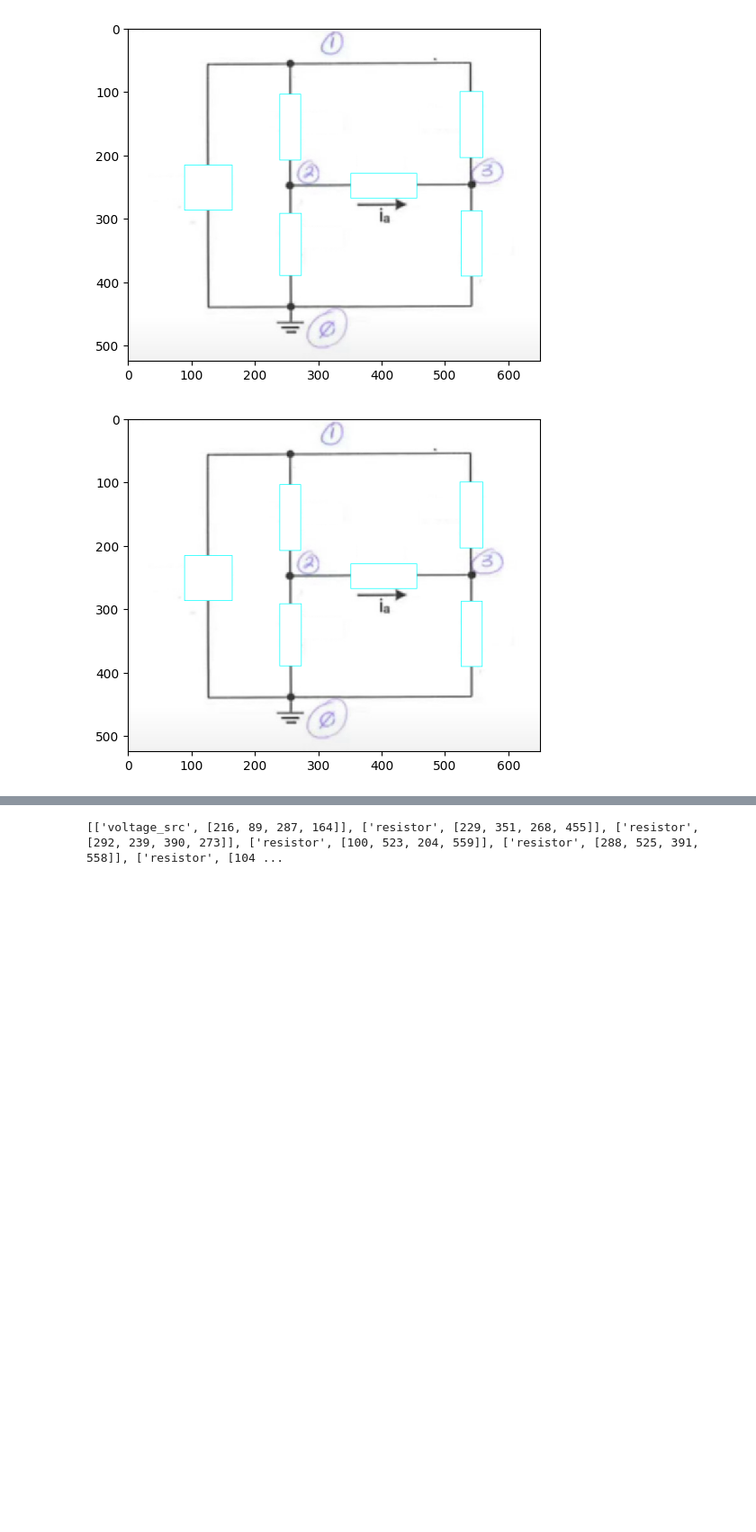
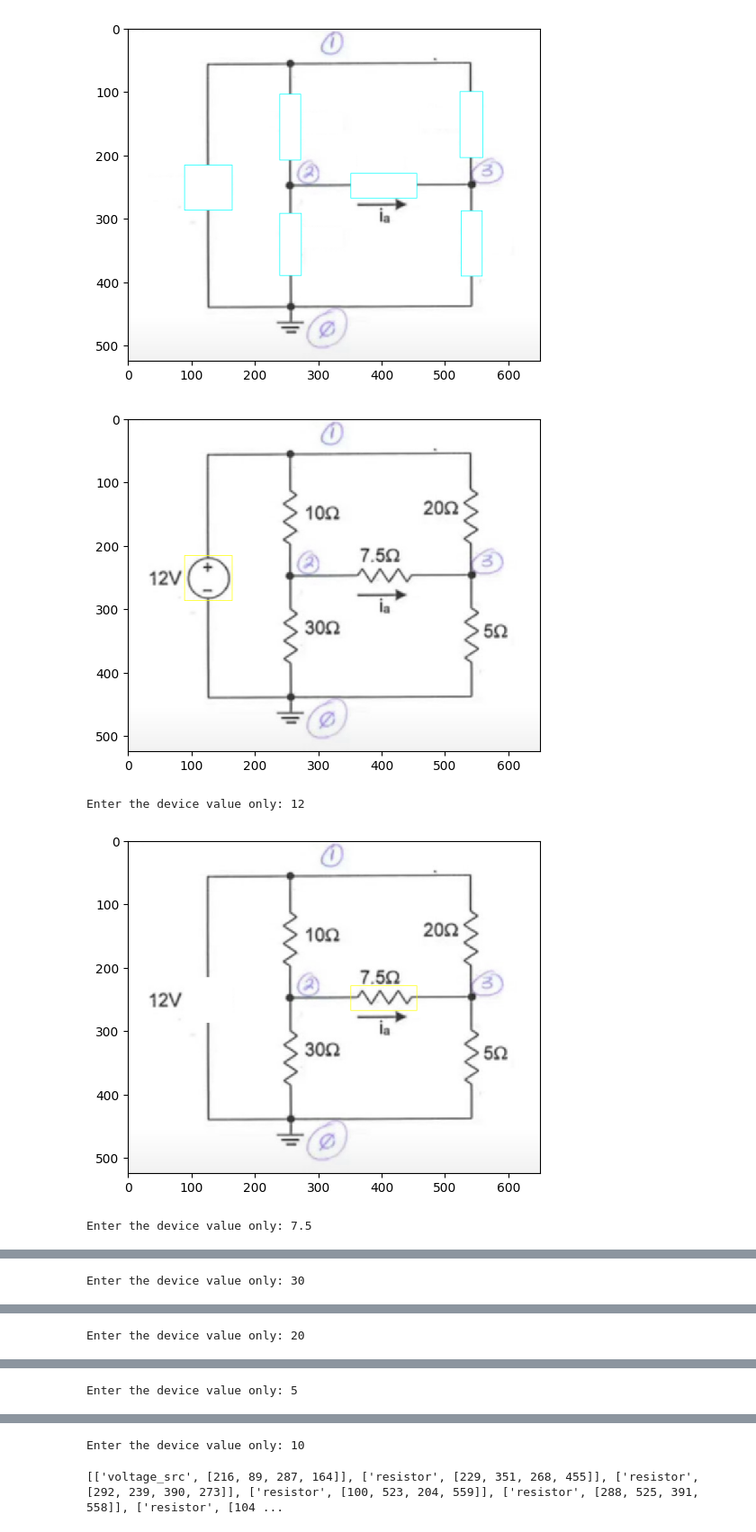
Before and after one commit to Wfdo97/Image2Netlist, a Jupyter notebook: Full Pipeline.ipynb, the cells around one changed output, grey strips where cells are left out. Shown at 90% size. Cells and saved outputs as stored; diff of their text form; code cells hidden in the pictures; blank space fills up the shorter version.

Commit message:
added the functionality to enter device values

```diff
--- a/Full Pipeline.ipynb
+++ b/Full Pipeline.ipynb
@@ -206,8 +167,20 @@ plt.show()
-# %%
-image_test = img
-plt.imshow(image_test)
-# plt.savefig('cir_6.jpg')
-# cv2.imwrite('cir_6.jpg', img)
-plt.show()
-# %% [output]
-[figure, removed]
+# %%
+image = cv2.imread(IMAGE_PATH)
+for index, elements in enumerate(device_bounding_boxes):
+
+    y_min, x_min, y_max, x_max = device_bounding_boxes[index][1]
+    top_left = (x_min, y_min)
+    bottom_right = (x_max, y_max)
+
+    image = cv2.rectangle(image, top_left, bottom_right, (255, 255, 0), 1)
+    plt.imshow(image)
+    plt.show()
+
+    value = input("Enter the device value only: ")
+    device_bounding_boxes[index].append(value)
+    image = cv2.rectangle(image, top_left, bottom_right, (255, 255, 255), -1)
+# %% [output]
+[figure, added]
+Enter the device value only: 12
+[figure, added]
+Enter the device value only: 7.5
@@ -213,0 +188 @@ plt.show()
+Enter the device value only: 30
@@ -213,0 +190 @@ plt.show()
+Enter the device value only: 20
@@ -213,0 +192 @@ plt.show()
+Enter the device value only: 5
@@ -214,3 +194,4 @@ plt.show()
+Enter the device value only: 10
 # %%
 def x_correct_path(y_check_pt, x_check_pt):
 
```
Also changed, not shown: parts of 11 cells of this notebook.
